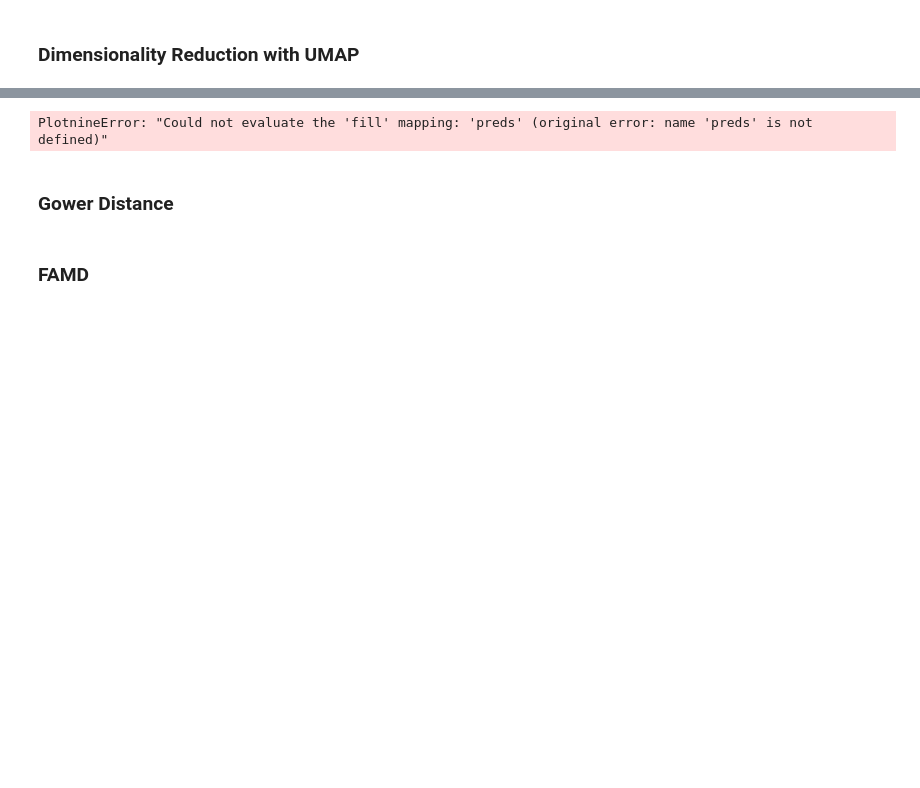
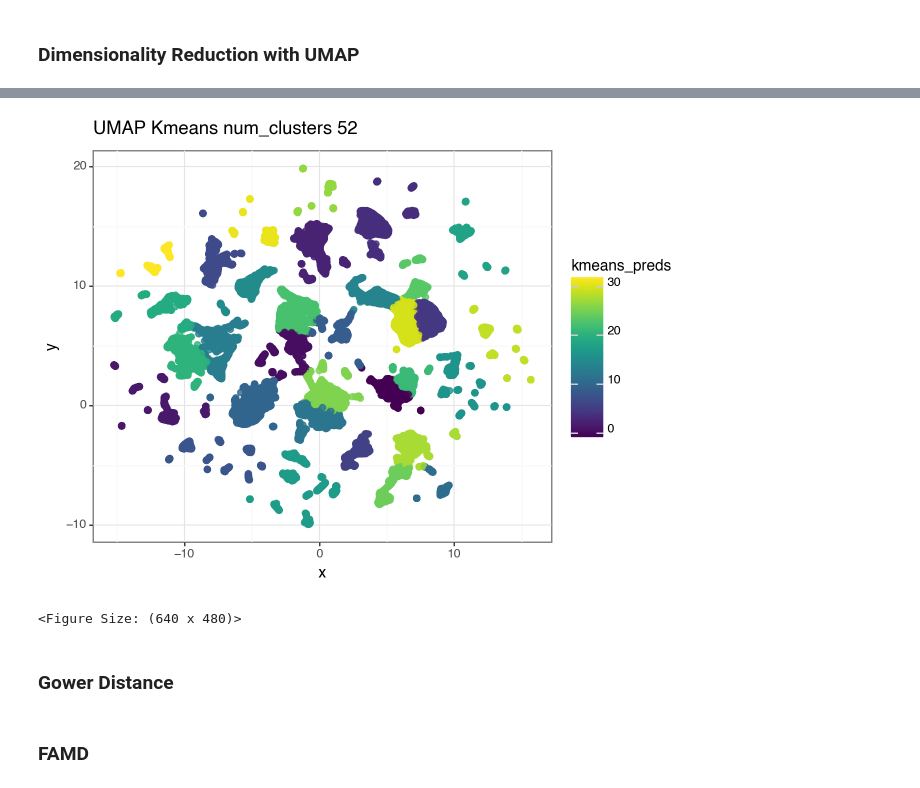
Before and after one commit to zhuravlstrogo/HarmfulHTTP, a Jupyter notebook: notebooks/make_cluster.ipynb, the cells around one changed output, grey strips where cells are left out. Saved outputs shown, nothing was run; the diff lists cells and outputs as text; code cells hidden in the pictures; blank space fills up the shorter version.

```diff
--- a/notebooks/make_cluster.ipynb
+++ b/notebooks/make_cluster.ipynb
@@ -148,7 +137,8 @@ PlotnineError: "Could not evaluate the 'fill' mapping: 'target' (original error:
 # %%
-p2_umap
+kmeans_plot
 # %% [output]
+[figure, added]
-PlotnineError: "Could not evaluate the 'fill' mapping: 'preds' (original error: name 'preds' is not defined)"
+<Figure Size: (640 x 480)>
 # %% [markdown]
 ### Gower Distance
 # %%
```
Also changed, not shown: parts of 19 cells of this notebook, 1 other file.
